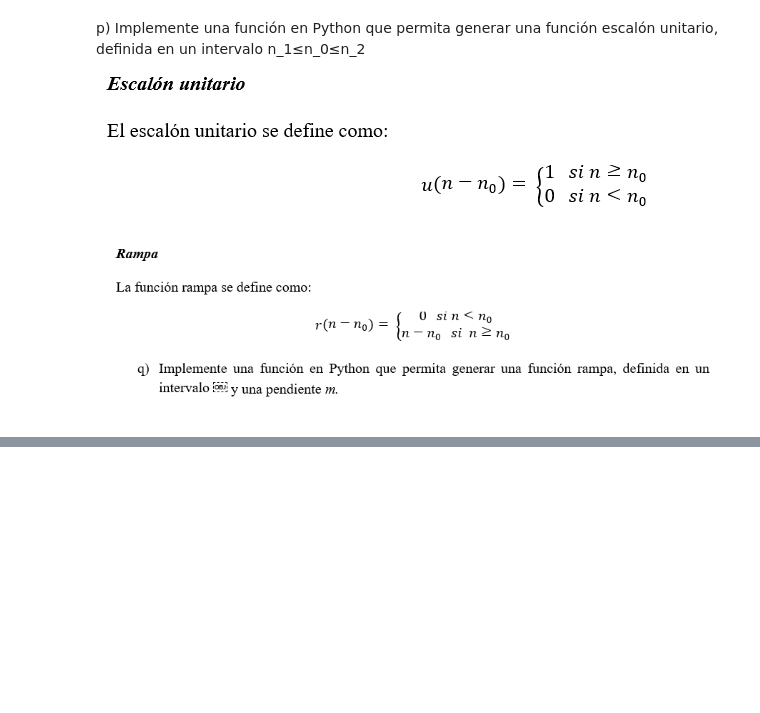
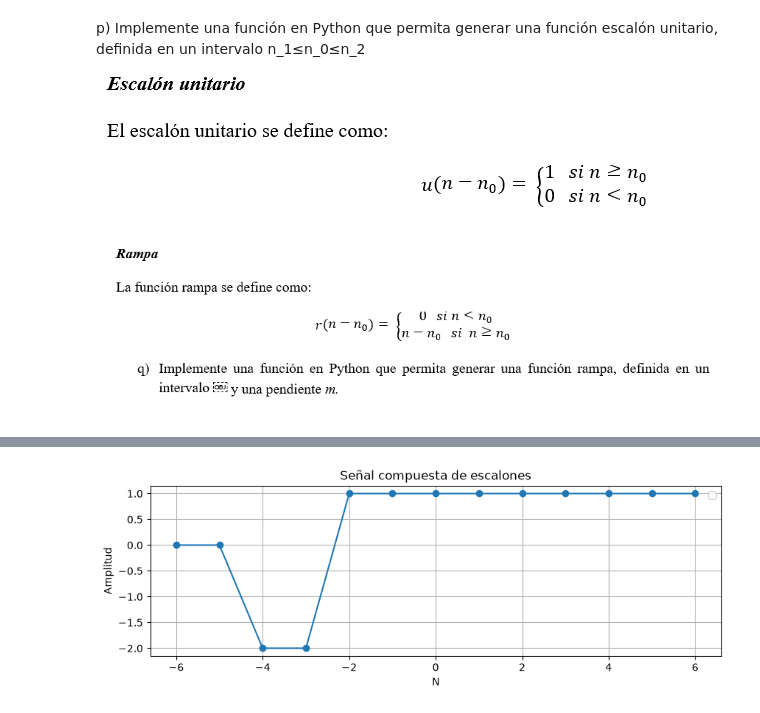
Before and after one commit to luisfmontoyaf/Biosenales_Luis_Montoya_Karly_Tarazona, a Jupyter notebook: practica1.ipynb, the cells around one changed output, grey strips where cells are left out. Saved outputs shown, nothing was run; the diff lists cells and outputs as text; code cells hidden in the pictures; blank space fills up the shorter version.

```diff
--- a/practica1.ipynb
+++ b/practica1.ipynb
@@ -180,7 +183,7 @@ def escalon(n0, n1, n2):
 #   Genera x(n) = delta(n-n0); n1 <= n <= n2
 #	 ----------------------------------------------
     n = np.arange(n1,n2+1) # Se crea el vector de muestras
-    x = (n-n0) == 0
+    x = (n-n0) >= 0
     return [x,n]
 # %% [markdown]
 ![image.png](attachment:image.png)
@@ -195,0 +229,14 @@ def rampseq(n0, n1, n2, m):
+# %%
+u1,n = escalon(n0=-4,n1=-6,n2=6)
+u2,_= escalon(n0=-2,n1=-6,n2=6)
+x2= -2*u1 + 3*u2
+
+fig = plt.figure(figsize=(10, 3))
+plt.plot(n, x2,  marker='o')
+plt.title("Señal compuesta de escalones")
+plt.xlabel("N")
+plt.ylabel("Amplitud")
+plt.legend()
+plt.grid()
+# %% [output]
+[figure, added]
```
Also changed, not shown: parts of 24 cells of this notebook.
